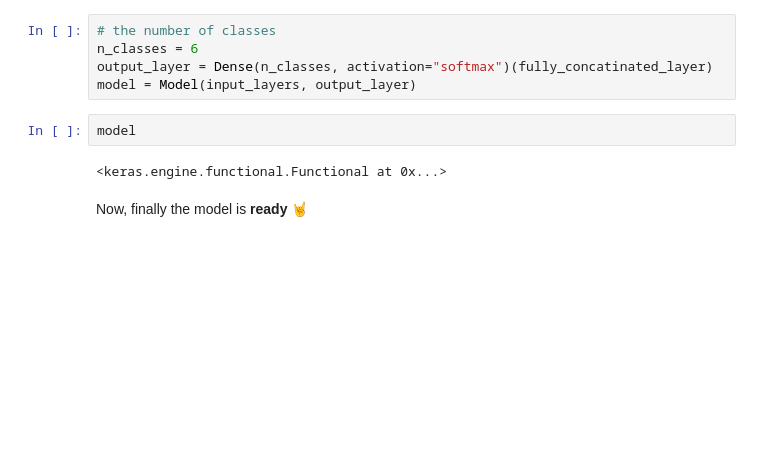
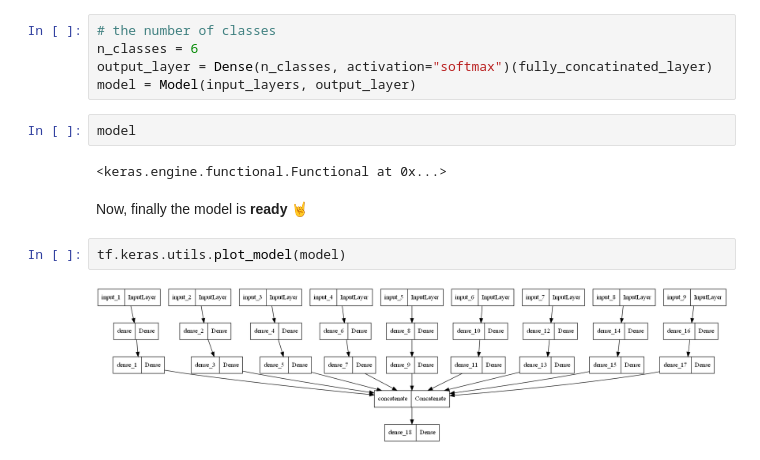
Before and after one commit to AayushSameerShah/TimeSeries-Forecasting, a Jupyter notebook: 5. Deep learning with Time Series/8. Human activity prediction (multi input).ipynb, the cells around one changed output. Drawn from its saved outputs; the diff is of its cells as text; blank space fills up the shorter version.

```diff
--- a/5. Deep learning with Time Series/8. Human activity prediction (multi input).ipynb
+++ b/5. Deep learning with Time Series/8. Human activity prediction (multi input).ipynb
@@ -699,3 +714,7 @@ model
 <keras.engine.functional.Functional at 0x...>
 # %% [markdown]
 Now, finally the model is **ready** 🤘
+# %%
+tf.keras.utils.plot_model(model)
+# %% [output]
+[figure, added]
```
Also changed, not shown: parts of 126 cells of this notebook, 12 other files.
